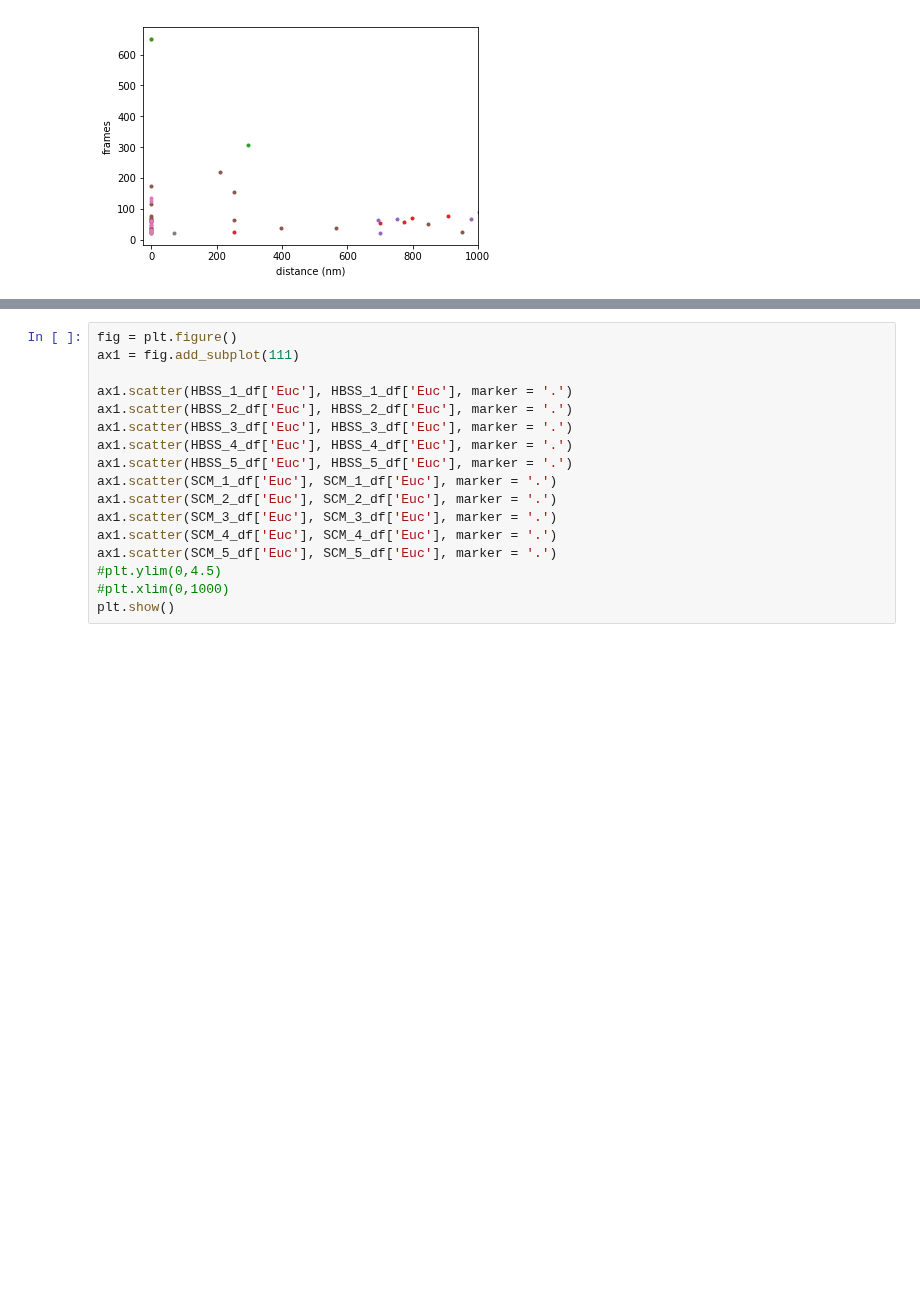
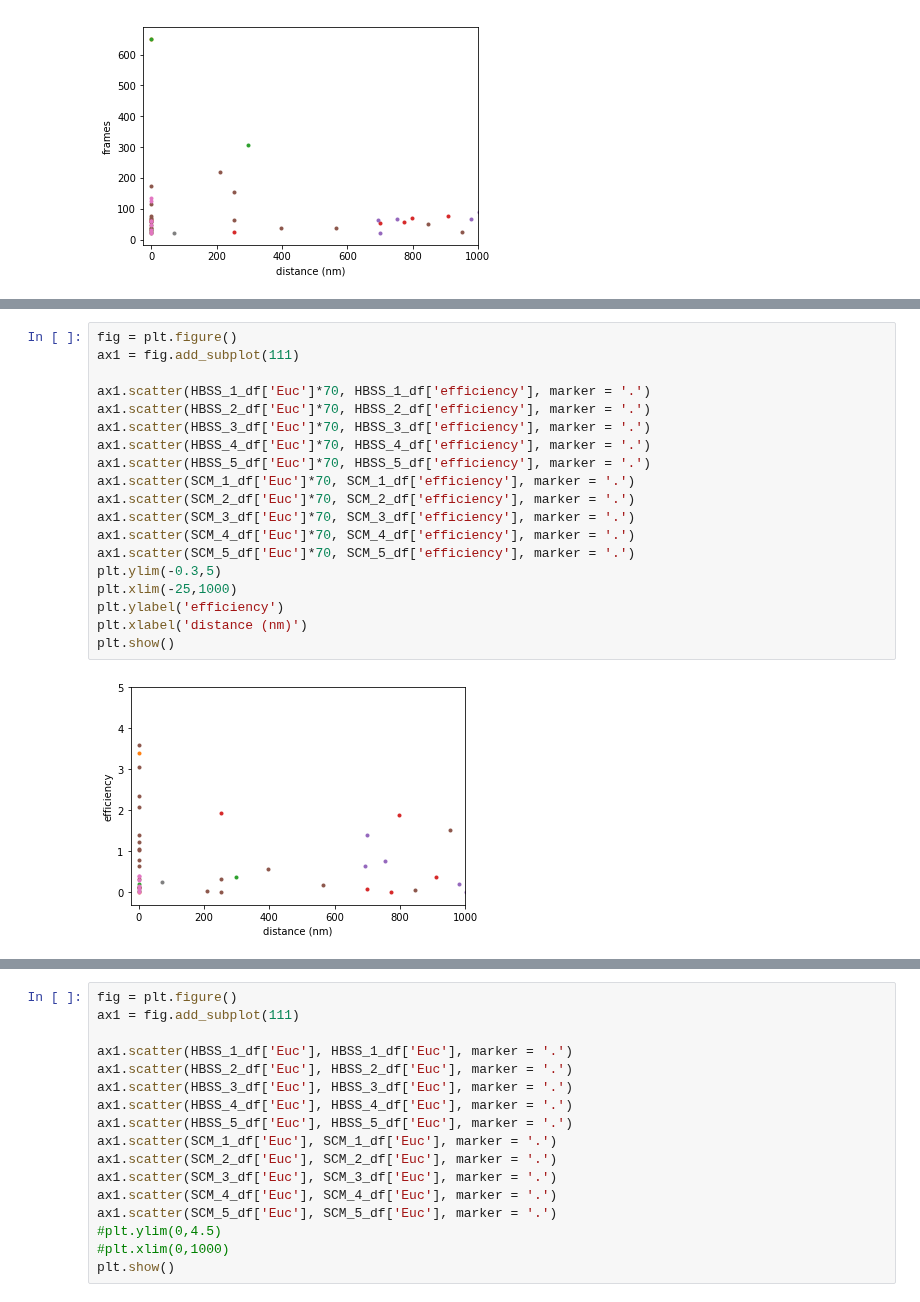
Before and after one commit to mimc7580/diff_classifier, a Jupyter notebook: notebooks/development/PNN_binning_example_workthrough_lab_meeting.ipynb, the cells around one changed output, grey strips where cells are left out. Cells and saved outputs as stored; diff of their text form; blank space fills up the shorter version.

```diff
--- a/notebooks/development/PNN_binning_example_workthrough_lab_meeting.ipynb
+++ b/notebooks/development/PNN_binning_example_workthrough_lab_meeting.ipynb
@@ -346,0 +365,21 @@ plt.show()
+# %%
+fig = plt.figure()
+ax1 = fig.add_subplot(111)
+
+ax1.scatter(HBSS_1_df['Euc']*70, HBSS_1_df['efficiency'], marker = '.')
+ax1.scatter(HBSS_2_df['Euc']*70, HBSS_2_df['efficiency'], marker = '.')
+ax1.scatter(HBSS_3_df['Euc']*70, HBSS_3_df['efficiency'], marker = '.')
+ax1.scatter(HBSS_4_df['Euc']*70, HBSS_4_df['efficiency'], marker = '.')
+ax1.scatter(HBSS_5_df['Euc']*70, HBSS_5_df['efficiency'], marker = '.')
+ax1.scatter(SCM_1_df['Euc']*70, SCM_1_df['efficiency'], marker = '.')
+ax1.scatter(SCM_2_df['Euc']*70, SCM_2_df['efficiency'], marker = '.')
+ax1.scatter(SCM_3_df['Euc']*70, SCM_3_df['efficiency'], marker = '.')
+ax1.scatter(SCM_4_df['Euc']*70, SCM_4_df['efficiency'], marker = '.')
+ax1.scatter(SCM_5_df['Euc']*70, SCM_5_df['efficiency'], marker = '.')
+plt.ylim(-0.3,5)
+plt.xlim(-25,1000)
+plt.ylabel('efficiency')
+plt.xlabel('distance (nm)')
+plt.show()
+# %% [output]
+[figure, added]
```
Also changed, not shown: parts of 5 cells of this notebook.
